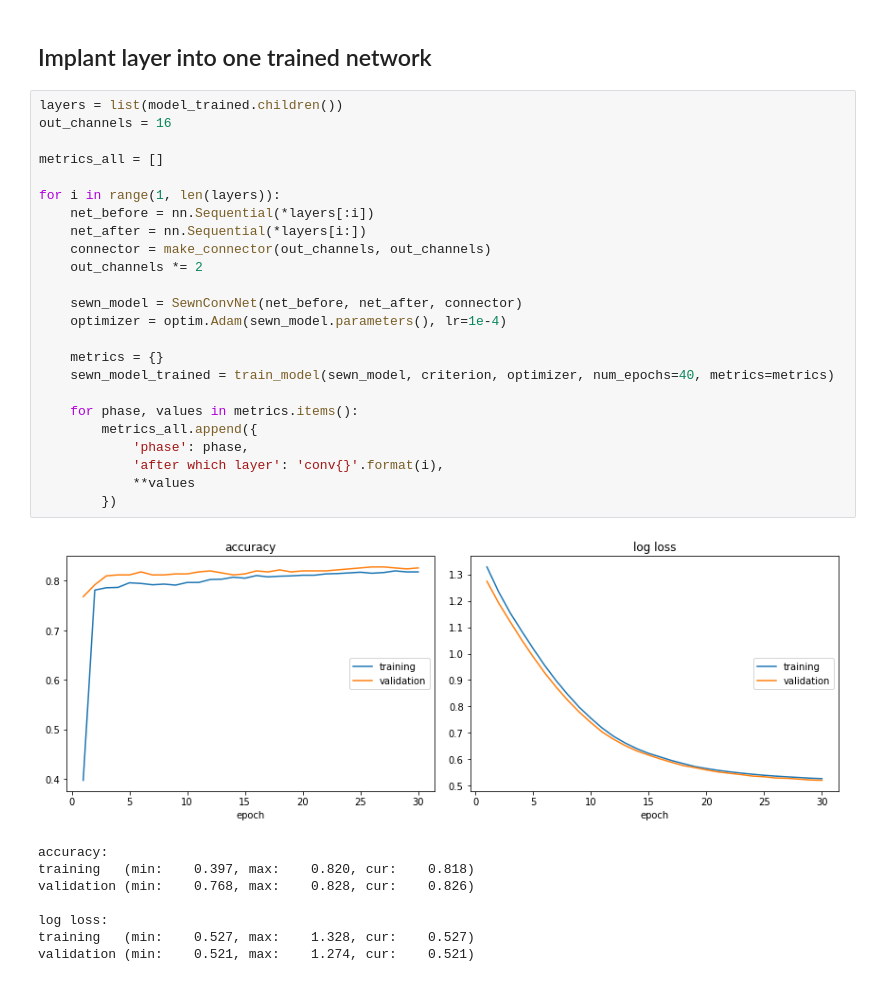
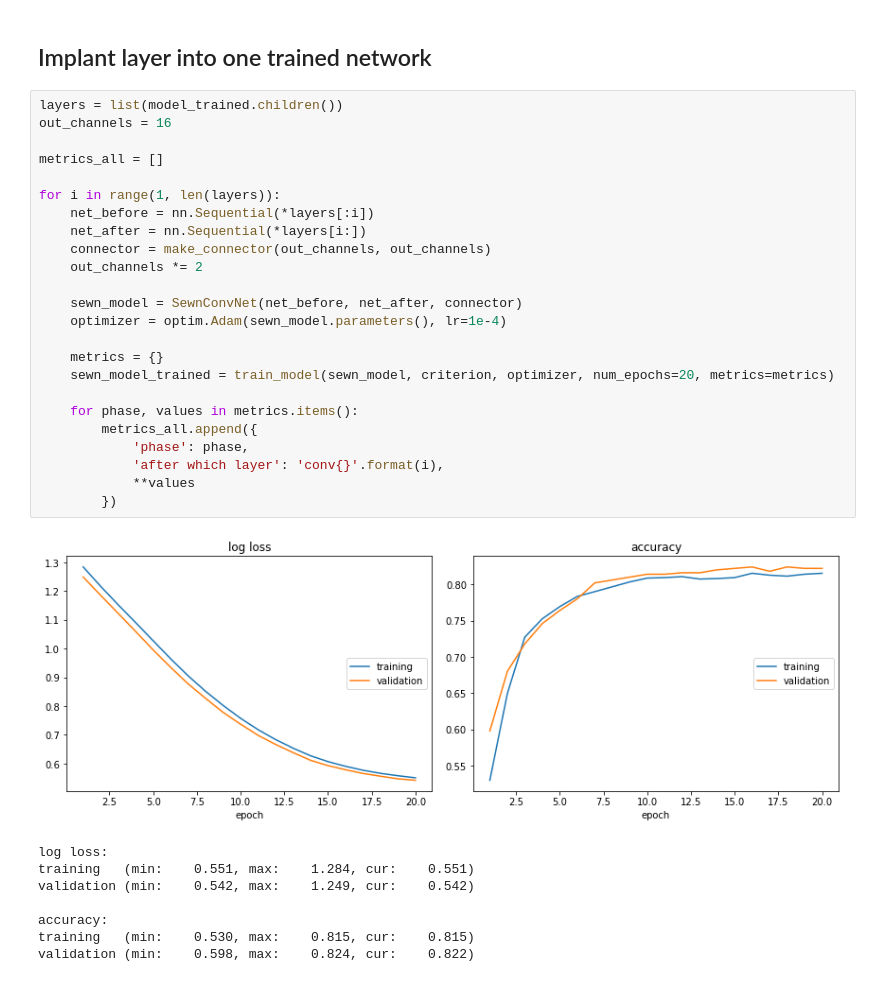
Before and after one commit to stared/frankenstein-networks, a Jupyter notebook: 02 - Simple networks with Quick draw dataset - part 2.ipynb, the cells around one changed output. Cells and saved outputs as stored; diff of their text form.

Commit message:
Better chart description

```diff
--- a/02 - Simple networks with Quick draw dataset - part 2.ipynb
+++ b/02 - Simple networks with Quick draw dataset - part 2.ipynb
@@ -274,34 +274,34 @@ validation (min:    0.477, max:    1.370, cur:    0.477)
 # %%
 layers = list(model_trained.children())
 out_channels = 16
 
 metrics_all = []
 
 for i in range(1, len(layers)):
     net_before = nn.Sequential(*layers[:i])
     net_after = nn.Sequential(*layers[i:])
     connector = make_connector(out_channels, out_channels)
     out_channels *= 2
 
     sewn_model = SewnConvNet(net_before, net_after, connector)
     optimizer = optim.Adam(sewn_model.parameters(), lr=1e-4)
 
     metrics = {}
-    sewn_model_trained = train_model(sewn_model, criterion, optimizer, num_epochs=40, metrics=metrics)
+    sewn_model_trained = train_model(sewn_model, criterion, optimizer, num_epochs=20, metrics=metrics)
 
     for phase, values in metrics.items():
         metrics_all.append({
             'phase': phase,
             'after which layer': 'conv{}'.format(i),
             **values
         })
 # %% [output]
-[figure, old version]
+[figure, new version]
+log loss:
+training   (min:    0.551, max:    1.284, cur:    0.551)
+validation (min:    0.542, max:    1.249, cur:    0.542)
+
 accuracy:
-training   (min:    0.397, max:    0.820, cur:    0.818)
-validation (min:    0.768, max:    0.828, cur:    0.826)
-
-log loss:
-training   (min:    0.527, max:    1.328, cur:    0.527)
-validation (min:    0.521, max:    1.274, cur:    0.521)
+training   (min:    0.530, max:    0.815, cur:    0.815)
+validation (min:    0.598, max:    0.824, cur:    0.822)
 # %%
```
Also changed, not shown: parts of 8 cells of this notebook.
